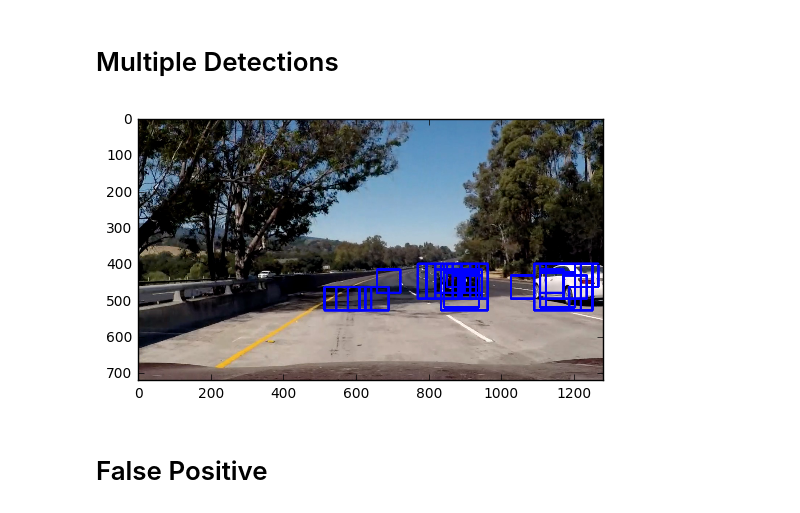
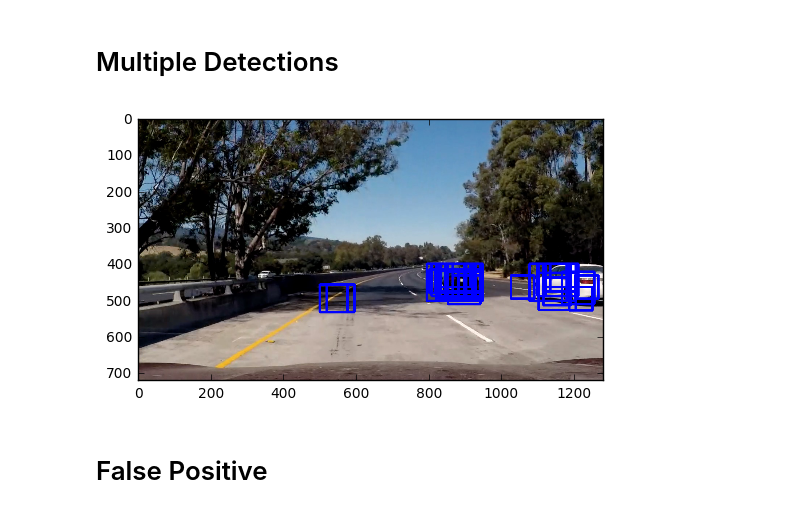
Before and after one commit to wolfapple/CarND-Vehicle-Detection, a Jupyter notebook: P5.ipynb, the cells around one changed output. Cells and saved outputs as stored; diff of their text form; code cells hidden in the pictures.

```diff
--- a/P5.ipynb
+++ b/P5.ipynb
@@ -488,15 +486,15 @@ mpimg.imsave('output_images/window_search.png', window_image)
 # %% [markdown]
 # Multiple Detections
 # %%
-scales = [1., 1.5, 2.]
+scales = [1., 1.2, 1.4, 1.6]
 box_list = []
 for scale in scales:
     box_list += find_cars(test_image, ystart, ystop, scale, svc, X_scaler, color_space, orient, pix_per_cell, cell_per_block, hog_channel, spatial_size, hist_bins, hist_range)
 multiscale_image = draw_boxes(test_image, box_list)
 plt.imshow(multiscale_image)
 mpimg.imsave('output_images/multiscale.png', multiscale_image)
 # %% [output]
-[figure, old version]
+[figure, new version]
 # %% [markdown]
 # False Positive
 # %%
```
Also changed, not shown: parts of 11 cells of this notebook, 27 other files.
